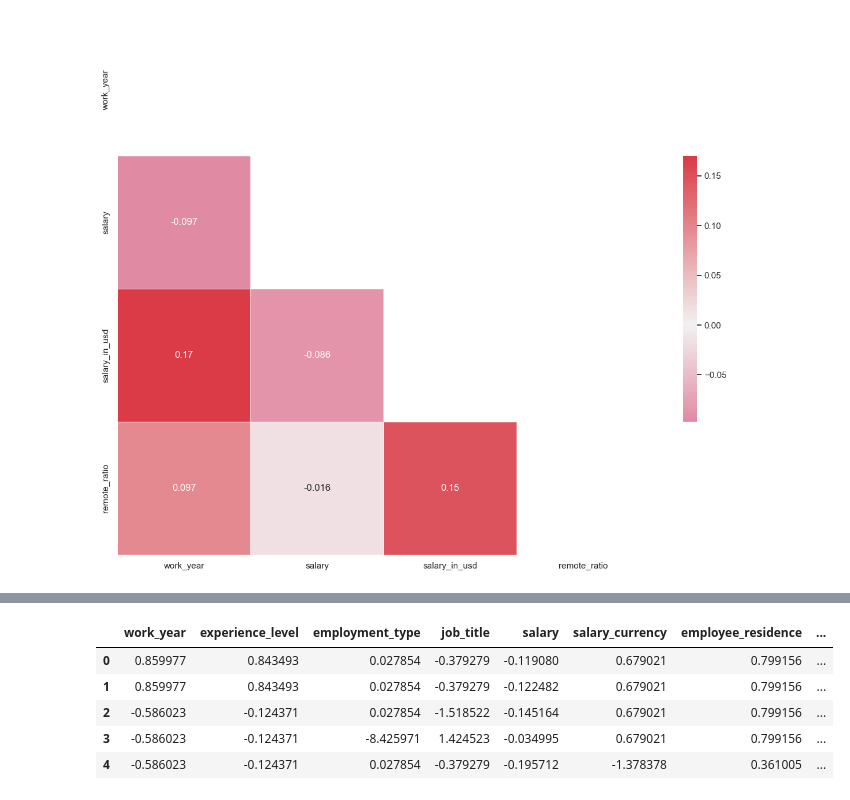
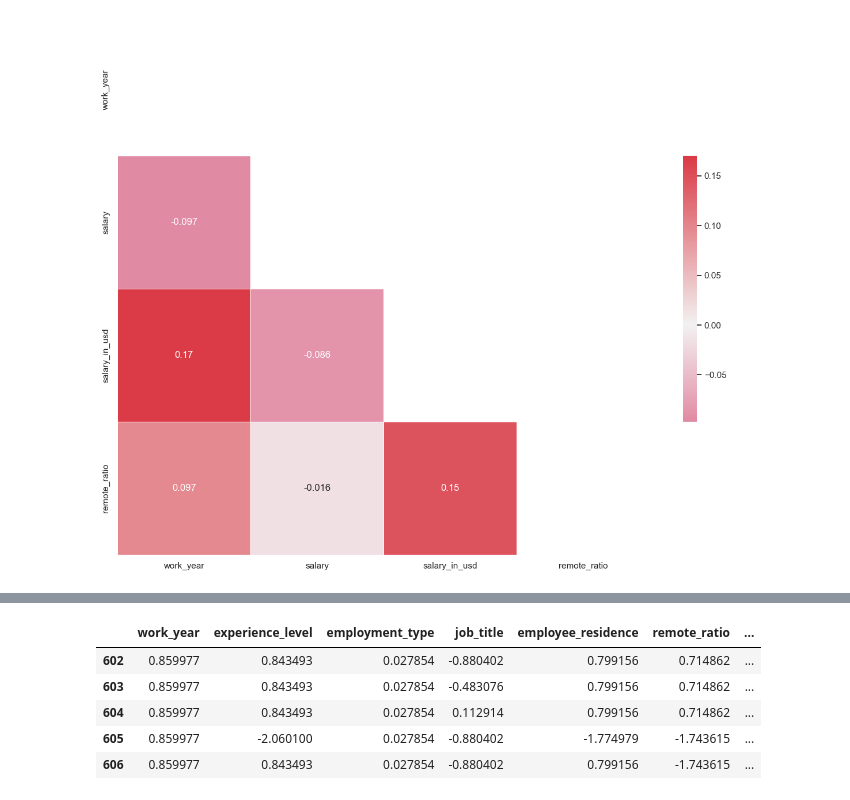
Before and after one commit to OrianAmpuero/Kaggle_Competition, a Jupyter notebook: src/Data Cleaning &Transformation.ipynb, the cells around one changed output, grey strips where cells are left out. Cells and saved outputs as stored; diff of their text form; code cells hidden in the pictures.

```diff
--- a/src/Data Cleaning &Transformation.ipynb
+++ b/src/Data Cleaning &Transformation.ipynb
@@ -50,3 +79,0 @@ Name: job_title, dtype: int64
-# %%
-pd.set_option('display.max_rows', 500)
-salaries3.groupby(['company_location', 'job_title']).agg({'salary':['mean','max','min','count']})
@@ -72,0 +90,2 @@ salaries3.groupby(['company_location', 'job_title']).agg({'salary':['mean','max'
+# %%
+salaries3['job_title'].replace(['Computer Vision Software Engineer','Head of Data Science' ],['Computer Vision Engineer','Director of Data Science' ], inplace=True)
@@ -181,4 +280,0 @@ salaries3.head()
-# %%
-salaries3.salary_currency=LabelEncoder().fit_transform(salaries3.salary_currency)
-
-salaries3.head()
@@ -225,13 +316,13 @@ salaries3.head()
 # %%
 from sklearn.preprocessing import StandardScaler
-salaries_nor=pd.DataFrame(StandardScaler().fit_transform(salaries3._get_numeric_data()),  # standardize numeric columns
-                      columns=salaries3._get_numeric_data().columns)
+ss=pd.DataFrame(StandardScaler().fit_transform(salaries3._get_numeric_data()),  # standardize numeric columns
+         columns=salaries3._get_numeric_data().columns)
 # %%
-salaries_nor.head()
+ss.tail()
 # %% [output]
-|  | work_year | experience_level | employment_type | job_title | salary | salary_currency | employee_residence | ... |
-| 0 | 0.859977 | 0.843493 | 0.027854 | -0.379279 | -0.119080 | 0.679021 | 0.799156 | ... |
-| 1 | 0.859977 | 0.843493 | 0.027854 | -0.379279 | -0.122482 | 0.679021 | 0.799156 | ... |
-| 2 | -0.586023 | -0.124371 | 0.027854 | -1.518522 | -0.145164 | 0.679021 | 0.799156 | ... |
-| 3 | -0.586023 | -0.124371 | -8.425971 | 1.424523 | -0.034995 | 0.679021 | 0.799156 | ... |
-| 4 | -0.586023 | -0.124371 | 0.027854 | -0.379279 | -0.195712 | -1.378378 | 0.361005 | ... |
+|  | work_year | experience_level | employment_type | job_title | employee_residence | remote_ratio | ... |
+| 602 | 0.859977 | 0.843493 | 0.027854 | -0.880402 | 0.799156 | 0.714862 | ... |
+| 603 | 0.859977 | 0.843493 | 0.027854 | -0.483076 | 0.799156 | 0.714862 | ... |
+| 604 | 0.859977 | 0.843493 | 0.027854 | 0.112914 | 0.799156 | 0.714862 | ... |
+| 605 | 0.859977 | -2.060100 | 0.027854 | -0.880402 | -1.774979 | -1.743615 | ... |
+| 606 | 0.859977 | 0.843493 | 0.027854 | -0.880402 | 0.799156 | -1.743615 | ... |
```
Also changed, not shown: parts of 58 cells of this notebook, 5 other files.
